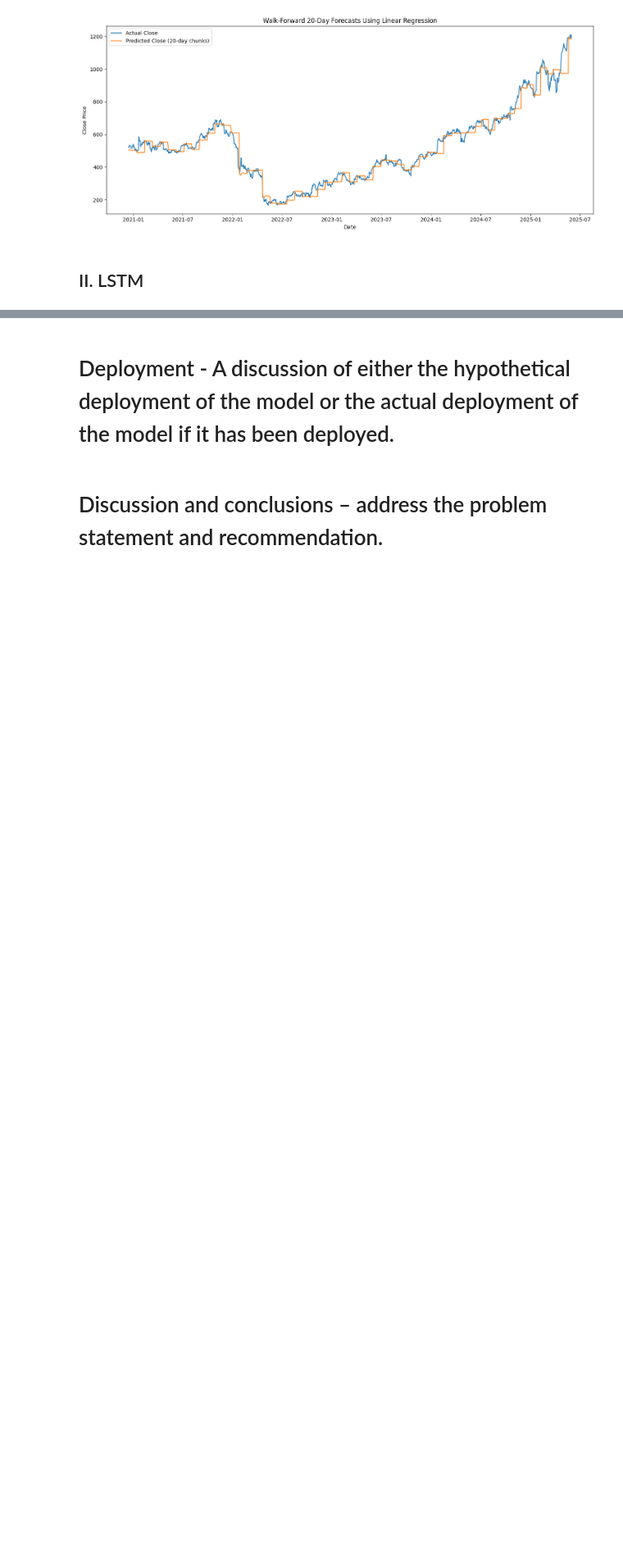
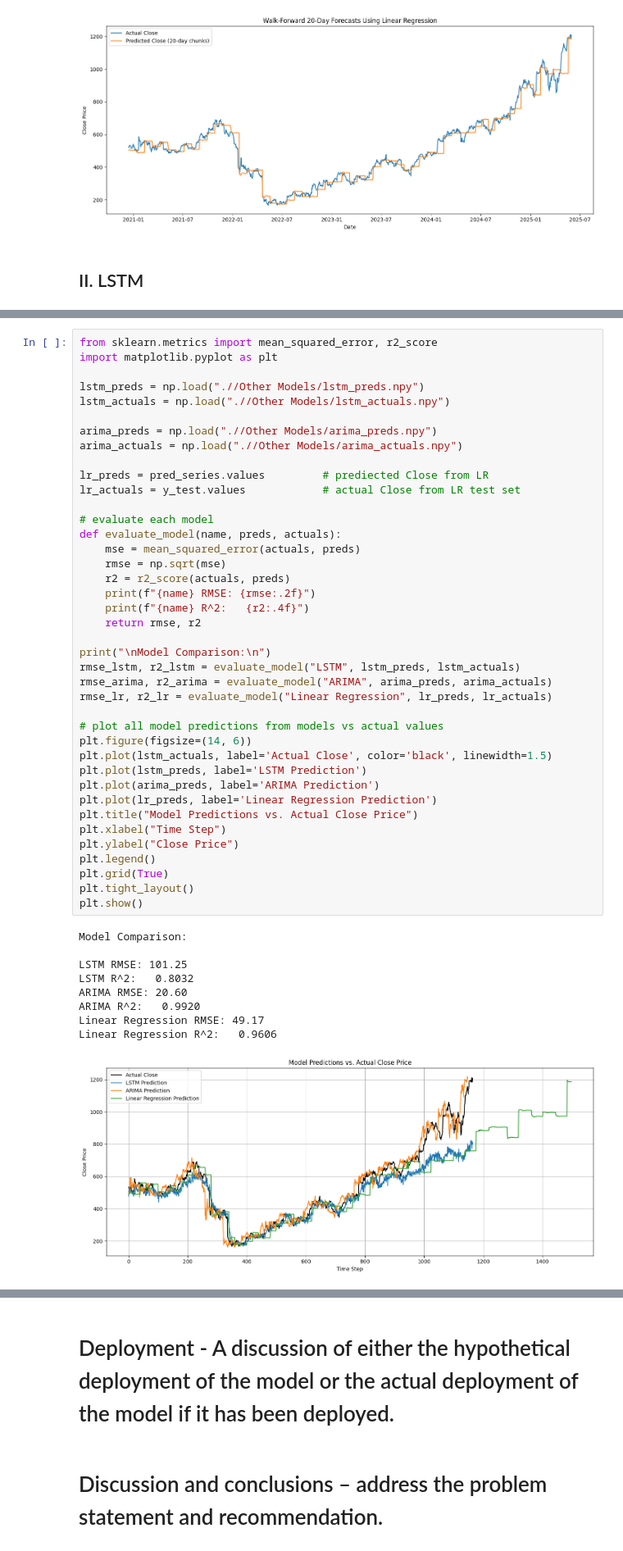
Before and after one commit to Anitra-Hernandez/AAI510_Group6Project, a Jupyter notebook: FinalProject_1.ipynb, the cells around one changed output, grey strips where cells are left out. Shown at 82% size. Cells and saved outputs as stored; diff of their text form; blank space fills up the shorter version.

Commit message:
added model comparsion and added Pallav and Anitra models

```diff
--- a/FinalProject_1.ipynb
+++ b/FinalProject_1.ipynb
@@ -436,0 +407,50 @@ IndentationError: unexpected indent (1550331815.py, line 14)
+# %%
+from sklearn.metrics import mean_squared_error, r2_score
+import matplotlib.pyplot as plt
+
+lstm_preds = np.load(".//Other Models/lstm_preds.npy")
+lstm_actuals = np.load(".//Other Models/lstm_actuals.npy")
+
+arima_preds = np.load(".//Other Models/arima_preds.npy")
+arima_actuals = np.load(".//Other Models/arima_actuals.npy")
+
+lr_preds = pred_series.values         # prediected Close from LR
+lr_actuals = y_test.values            # actual Close from LR test set
+
+# evaluate each model
+def evaluate_model(name, preds, actuals):
+    mse = mean_squared_error(actuals, preds)
+    rmse = np.sqrt(mse)
+    r2 = r2_score(actuals, preds)
+    print(f"{name} RMSE: {rmse:.2f}")
+    print(f"{name} R^2:   {r2:.4f}")
+    return rmse, r2
+
+print("\nModel Comparison:\n")
+rmse_lstm, r2_lstm = evaluate_model("LSTM", lstm_preds, lstm_actuals)
+rmse_arima, r2_arima = evaluate_model("ARIMA", arima_preds, arima_actuals)
+rmse_lr, r2_lr = evaluate_model("Linear Regression", lr_preds, lr_actuals)
+
+# plot all model predictions from models vs actual values
+plt.figure(figsize=(14, 6))
+plt.plot(lstm_actuals, label='Actual Close', color='black', linewidth=1.5)
+plt.plot(lstm_preds, label='LSTM Prediction')
+plt.plot(arima_preds, label='ARIMA Prediction')
+plt.plot(lr_preds, label='Linear Regression Prediction')
+plt.title("Model Predictions vs. Actual Close Price")
+plt.xlabel("Time Step")
+plt.ylabel("Close Price")
+plt.legend()
+plt.grid(True)
+plt.tight_layout()
+plt.show()
+# %% [output]
+Model Comparison:
+
+LSTM RMSE: 101.25
+LSTM R^2:   0.8032
+ARIMA RMSE: 20.60
+ARIMA R^2:   0.9920
+Linear Regression RMSE: 49.17
+Linear Regression R^2:   0.9606
+[figure, added]
```
Also changed, not shown: parts of 20 cells of this notebook, 6 other files.
